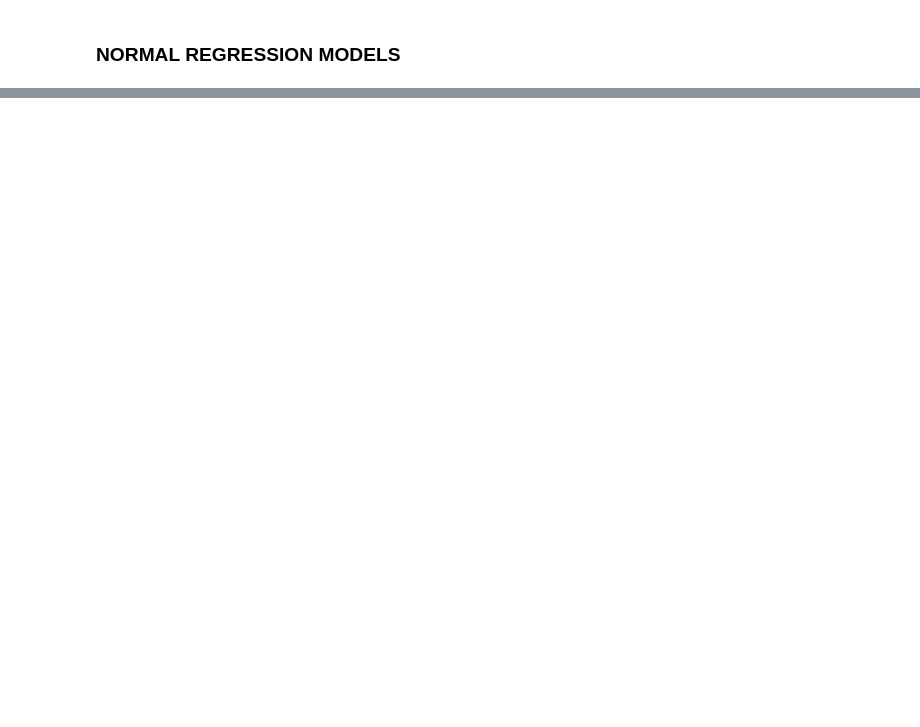
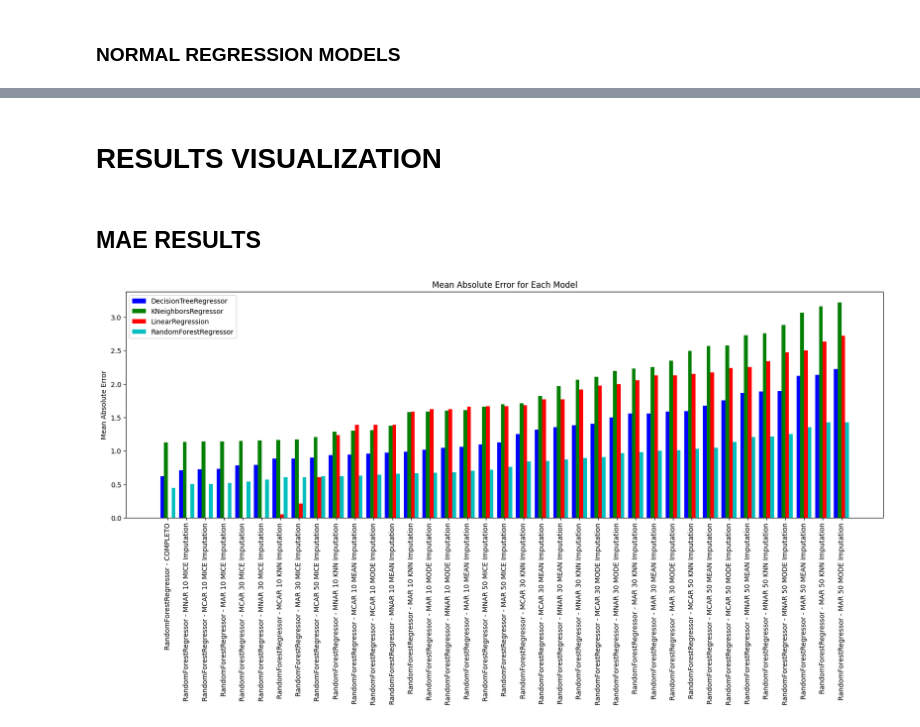
Before and after one commit to alberespi/Missing_Values_FIFA, a Jupyter notebook: data_modeling.ipynb, the cells around one changed output, grey strips where cells are left out. Saved outputs shown, nothing was run; the diff lists cells and outputs as text; code cells hidden in the pictures; blank space fills up the shorter version.

Commit message:
New imputation and modelling graphs

```diff
--- a/data_modeling.ipynb
+++ b/data_modeling.ipynb
@@ -297,11 +88,0 @@ df_mnar_mice
-# %%
-model = LGBMRegressor()
-
-X_train, X_test, y_train, y_test = train_test_split(df_mar.drop(columns=["Overall"]), df_mar["Overall"], test_size=0.2)
-
-model.fit(X_train, y_train)
-pred = model.predict(X_test)
-
-mae = mean_absolute_error(y_test, pred)
-
-print(mae)
@@ -415,0 +183,30 @@ DecisionTreeRegressor - MNAR MICE Imputation  :  {'MAE': 0.9652551574375678, 'MS
+# %% [markdown]
+# **RESULTS VISUALIZATION**
+# %% [markdown]
+## **MAE RESULTS**
+# %%
+import matplotlib.pyplot as plt
+
+mae_results = {k: v["MAE"] for k, v in imputed_results.items()}
+mae_results = dict(sorted(mae_results.items(), key=lambda x: x[1]))
+
+models = sorted(list(set([k.split(' - ')[0] for k in mae_results.keys()])))
+colors = ['b', 'g', 'r', 'c', 'm']
+
+fig, ax = plt.subplots(figsize=(20, 6))
+
+bar_width = 0.8 / len(models)
+x = np.arange(len(mae_results) // len(models))
+
+for idx, model in enumerate(models):
+    model_results = {k: v for k, v in mae_results.items() if k.startswith(model)}
+    ax.bar(x + idx * bar_width, list(model_results.values()), width=bar_width, color=colors[idx], label=model)
+    x_labels = list(model_results.keys())
+
+plt.xticks(x + (bar_width * (len(models) - 1) / 2), x_labels, rotation=90, fontsize=10)
+ax.set_ylabel('Mean Absolute Error')
+ax.set_title('Mean Absolute Error for Each Model')
+ax.legend()
+plt.show()
+# %% [output]
+[figure, added]
```
Also changed, not shown: parts of 26 cells of this notebook, 43 other files.
